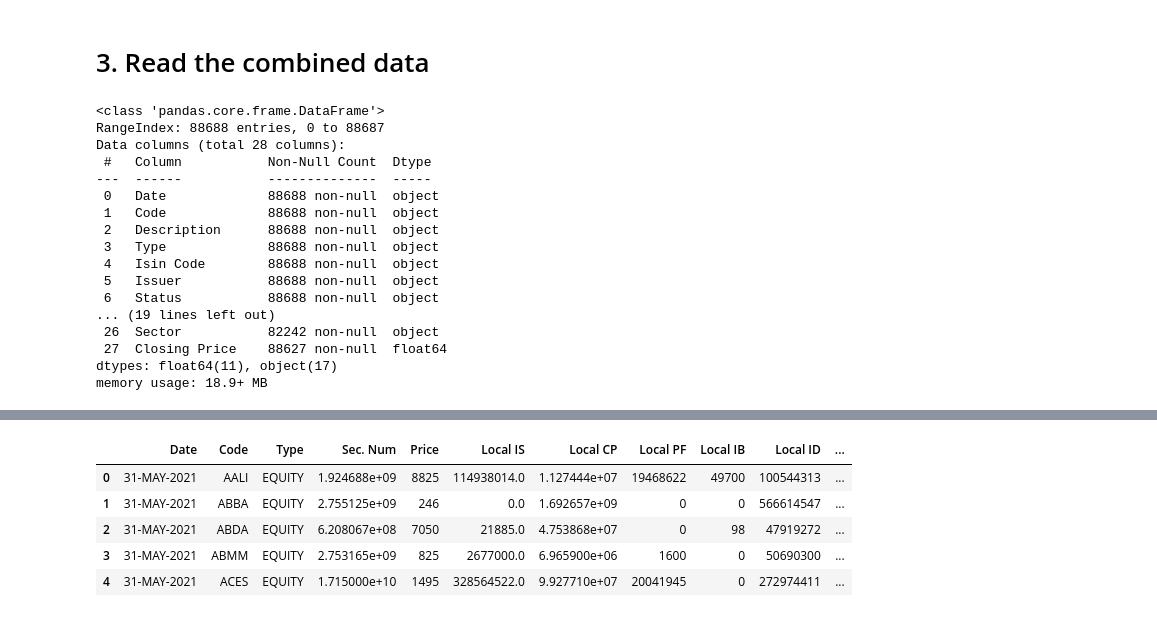
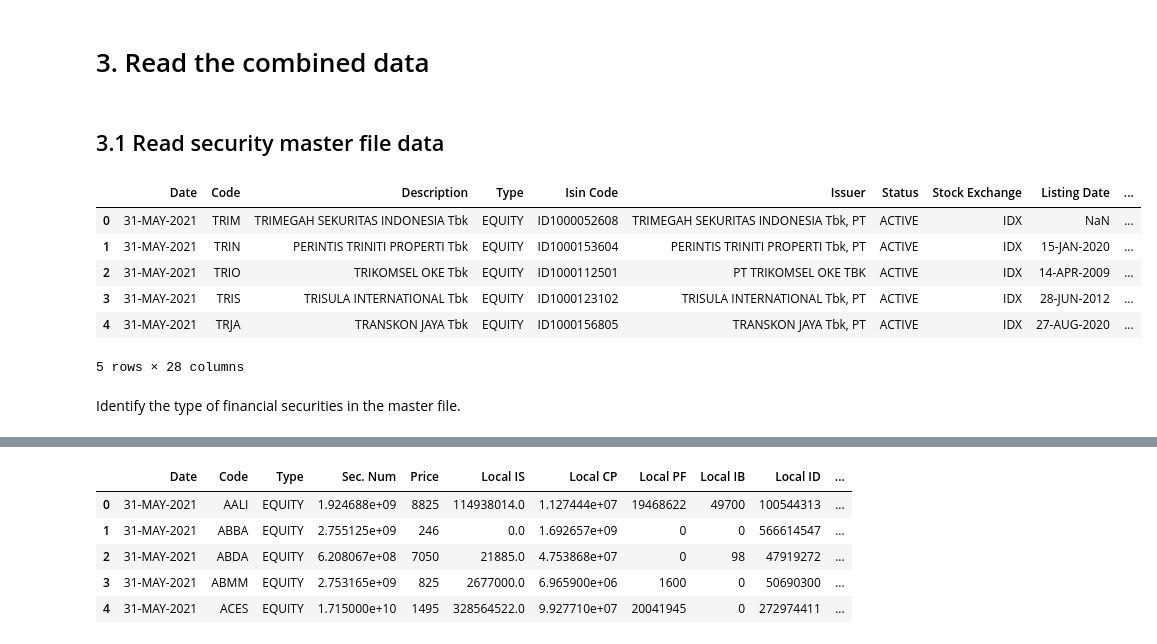
Before and after one commit to mihoku/data-preparation-indonesia-green-bonds, a Jupyter notebook: General-Data-Prep.ipynb, the cells around one changed output, grey strips where cells are left out. Cells and saved outputs as stored; diff of their text form; code cells hidden in the pictures.

```diff
--- a/General-Data-Prep.ipynb
+++ b/General-Data-Prep.ipynb
@@ -78,23 +83,17 @@ security_data_consolidator('Dataset_Ownership_Efek')
 # %% [markdown]
 # 3. Read the combined data
+# %% [markdown]
+## 3.1 Read security master file data
 # %%
 securities_mf = pd.read_csv('Dataset_Masterfile_Efek/Dataset_Masterfile_Efek.txt', sep='|')
-securities_mf.info()
+securities_mf.head()
 # %% [output]
+|  | Date | Code | Description | Type | Isin Code | Issuer | Status | Stock Exchange | Listing Date | ... |
+| 0 | 31-MAY-2021 | TRIM | TRIMEGAH SEKURITAS INDONESIA Tbk | EQUITY | ID1000052608 | TRIMEGAH SEKURITAS INDONESIA Tbk, PT | ACTIVE | IDX | NaN | ... |
+| 1 | 31-MAY-2021 | TRIN | PERINTIS TRINITI PROPERTI Tbk | EQUITY | ID1000153604 | PERINTIS TRINITI PROPERTI Tbk, PT | ACTIVE | IDX | 15-JAN-2020 | ... |
+| 2 | 31-MAY-2021 | TRIO | TRIKOMSEL OKE Tbk | EQUITY | ID1000112501 | PT TRIKOMSEL OKE TBK | ACTIVE | IDX | 14-APR-2009 | ... |
+| 3 | 31-MAY-2021 | TRIS | TRISULA INTERNATIONAL Tbk | EQUITY | ID1000123102 | TRISULA INTERNATIONAL Tbk, PT | ACTIVE | IDX | 28-JUN-2012 | ... |
+| 4 | 31-MAY-2021 | TRJA | TRANSKON JAYA Tbk | EQUITY | ID1000156805 | TRANSKON JAYA Tbk, PT | ACTIVE | IDX | 27-AUG-2020 | ... |
-<class 'pandas.core.frame.DataFrame'>
-RangeIndex: 88688 entries, 0 to 88687
-Data columns (total 28 columns):
- #   Column           Non-Null Count  Dtype
----  ------           --------------  -----
- 0   Date             88688 non-null  object
- 1   Code             88688 non-null  object
- 2   Description      88688 non-null  object
- 3   Type             88688 non-null  object
- 4   Isin Code        88688 non-null  object
- 5   Issuer           88688 non-null  object
- 6   Status           88688 non-null  object
-... (19 lines left out)
- 26  Sector           82242 non-null  object
- 27  Closing Price    88627 non-null  float64
-dtypes: float64(11), object(17)
-memory usage: 18.9+ MB
+5 rows × 28 columns
+# %% [markdown]
+Identify the type of financial securities in the master file.
```
Also changed, not shown: parts of 14 cells of this notebook.
